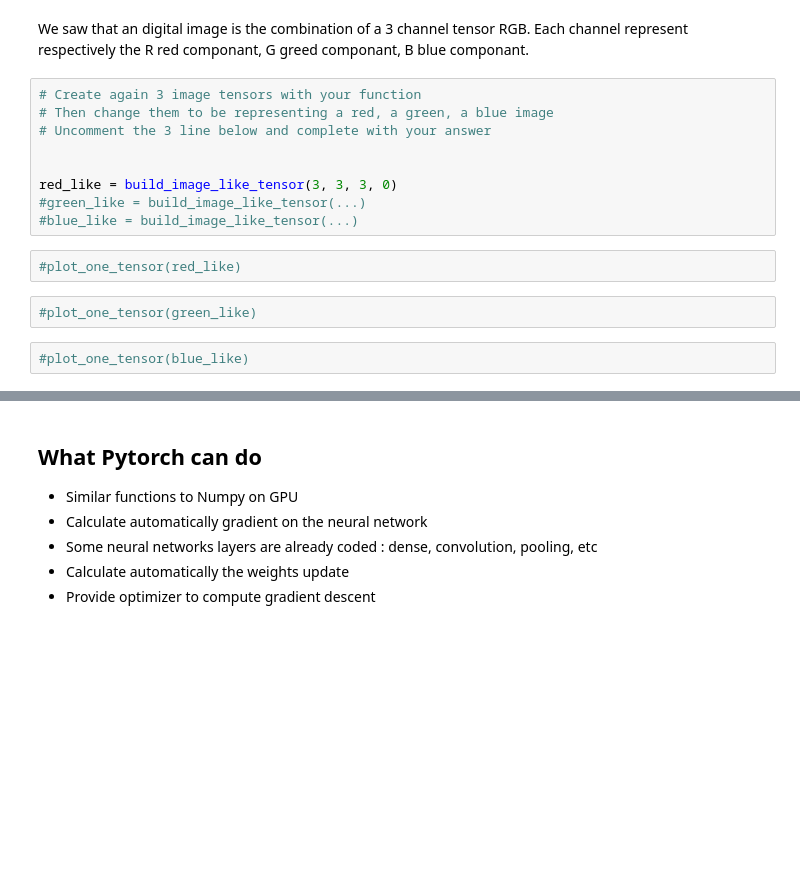
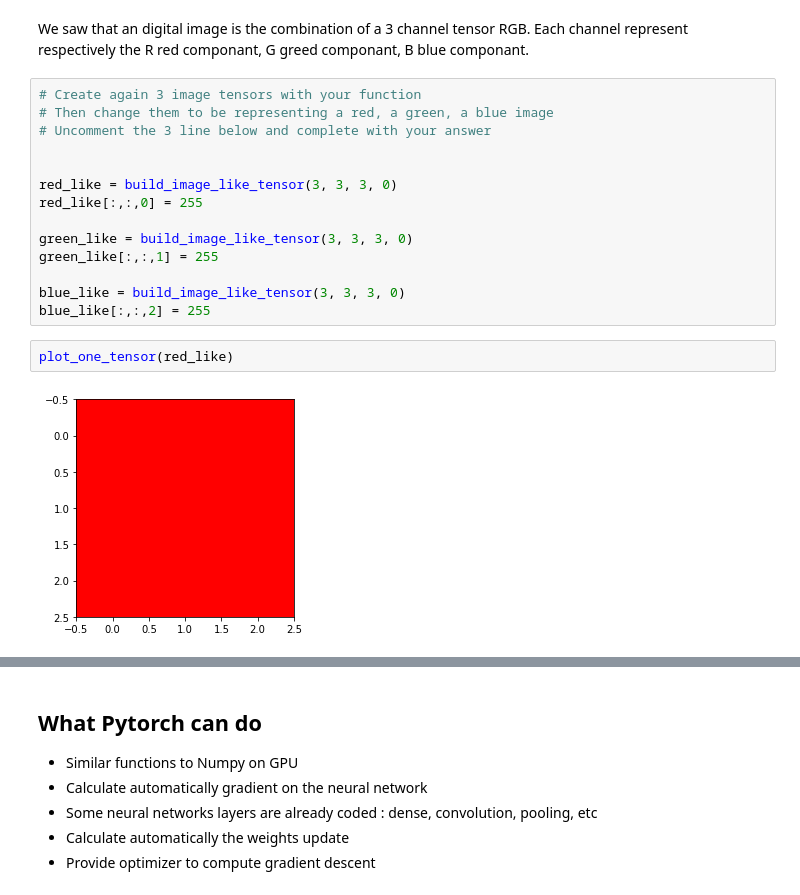
Before and after one commit to DL-ECE/tp2-deeplearningonimages-Geoffrey-FT, a Jupyter notebook: convolution.ipynb, the cells around one changed output, grey strips where cells are left out. Cells and saved outputs as stored; diff of their text form; blank space fills up the shorter version.

```diff
--- a/convolution.ipynb
+++ b/convolution.ipynb
@@ -143,11 +143,14 @@ Each channel represent respectively the R red componant, G greed componant, B bl
 
 
 red_like = build_image_like_tensor(3, 3, 3, 0)
-#green_like = build_image_like_tensor(...)
-#blue_like = build_image_like_tensor(...)
+red_like[:,:,0] = 255
+
+green_like = build_image_like_tensor(3, 3, 3, 0)
+green_like[:,:,1] = 255
+
+blue_like = build_image_like_tensor(3, 3, 3, 0)
+blue_like[:,:,2] = 255
-# %%
-#plot_one_tensor(red_like)
-# %%
-#plot_one_tensor(green_like)
-# %%
-#plot_one_tensor(blue_like)
+# %%
+plot_one_tensor(red_like)
+# %% [output]
+[figure, added]
```
Also changed, not shown: parts of 2 cells of this notebook.
